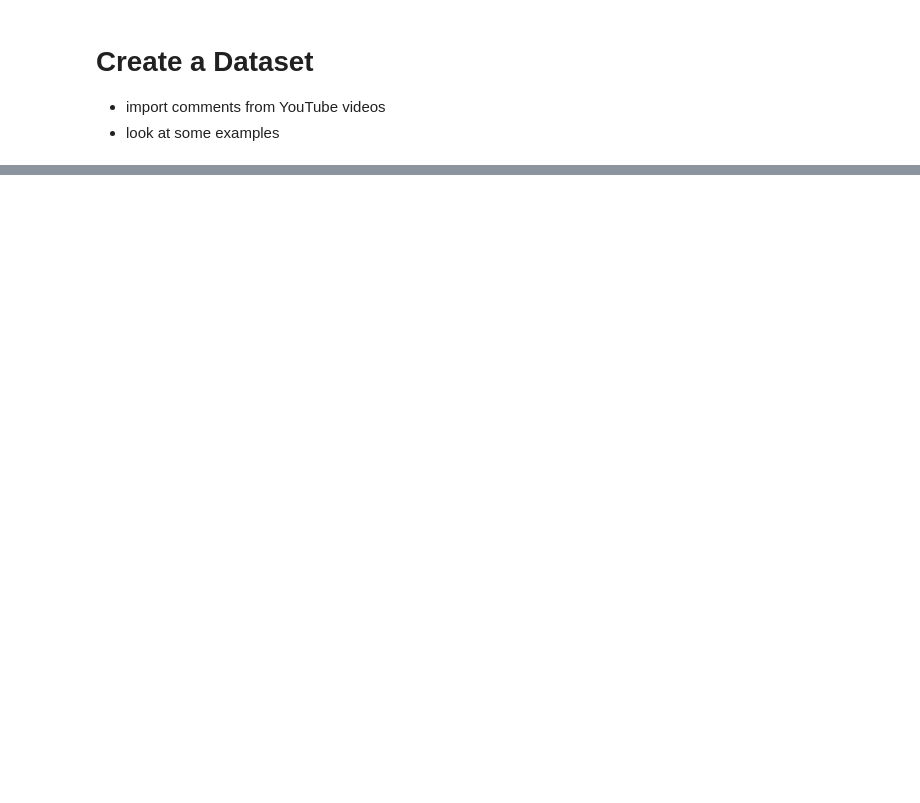
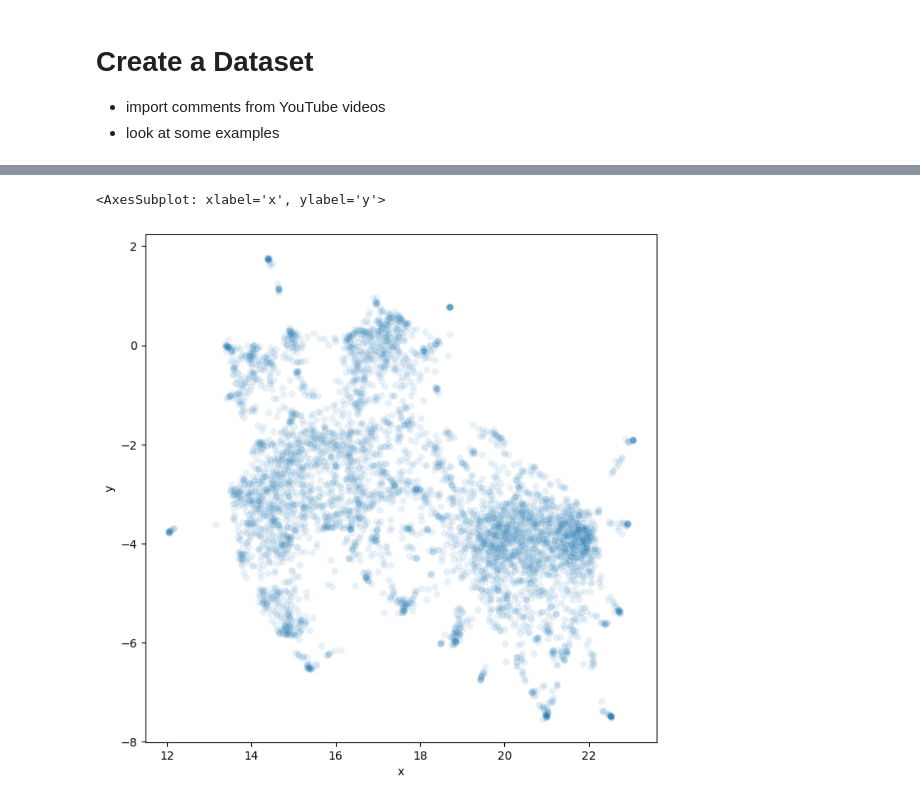
Before and after one commit to ijcruic/rapid-ml-prototyping, a Jupyter notebook: Text/Using LLMs.ipynb, the cells around one changed output, grey strips where cells are left out. Drawn from its saved outputs; the diff is of its cells as text; code cells hidden in the pictures; blank space fills up the shorter version.

```diff
--- a/Text/Using LLMs.ipynb
+++ b/Text/Using LLMs.ipynb
@@ -127,0 +180,29 @@ comments_df.head()
+# %%
+def process_text(text):
+
+    text = text.replace("&amp;", "and").replace("&gt;", ">").replace(
+        "&lt;", "<")
+
+    #remove urls and mentions
+    text = re.sub(r"(?:\@|https?\://)\S+", "", text)
+
+    #change new lines into spaces
+    text = re.sub("\n", " ", text)
+    text = re.sub("\n\n", " ", text)
+
+    return text
+# %%
+comments_df['clean_comment'] = comments_df["comment"].apply(lambda x : process_text(x))
+# %%
+embedding_model = SentenceTransformer('sentence-transformers/distiluse-base-multilingual-cased-v2')
+
+comments_df['embedding'] = comments_df["clean_comment"].apply(lambda x : embedding_model.encode(x))
+# %%
+X_vis = umap.UMAP(n_components=2).fit_transform(np.array(comments_df['embedding'].values.tolist()))
+vis_df = pd.DataFrame(X_vis, columns=['x', 'y'])
+# %%
+plt.figure(figsize=(8,8))
+sns.scatterplot(data=vis_df, x='x', y='y', alpha=0.1)
+# %% [output]
+<AxesSubplot: xlabel='x', ylabel='y'>
+[figure, added]
```
Also changed, not shown: parts of 43 cells of this notebook, 1 other file.
